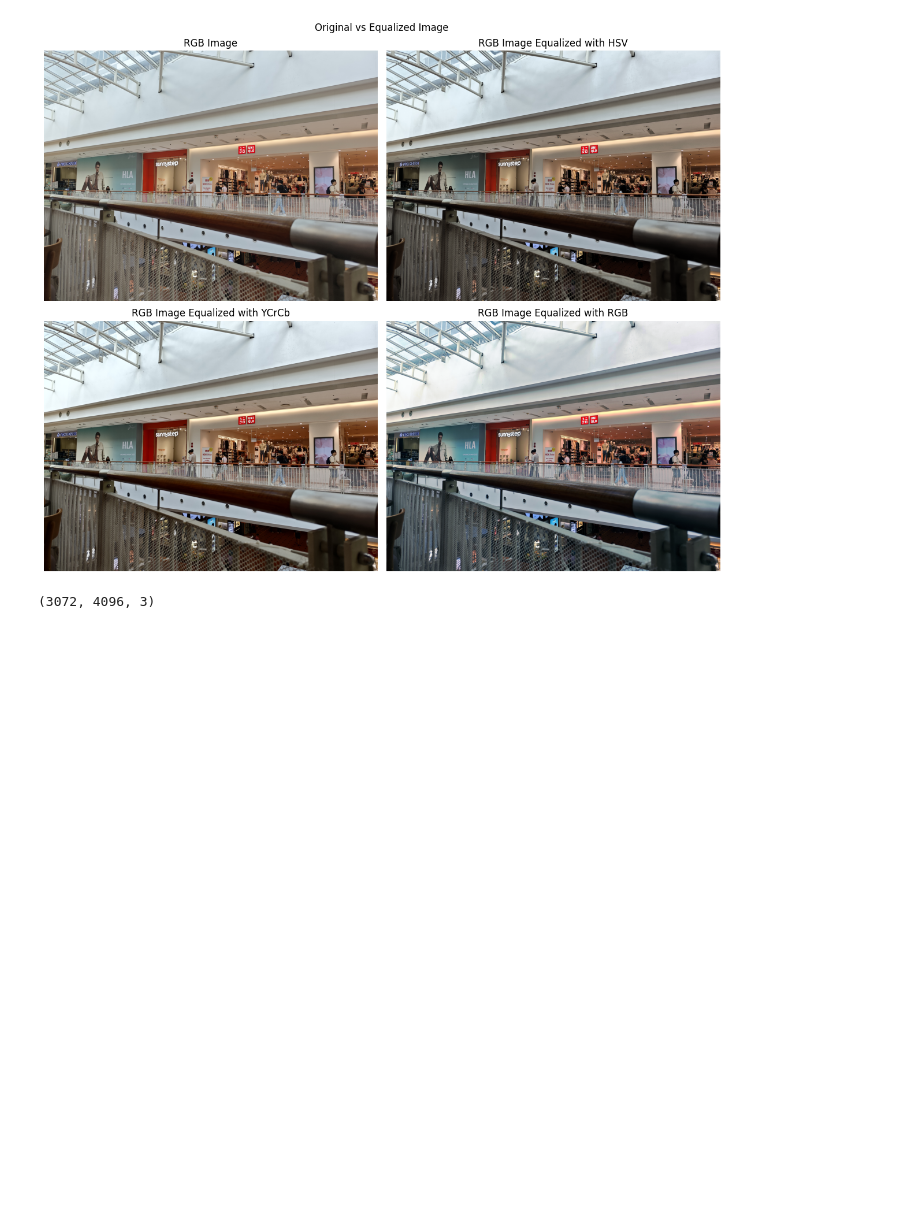
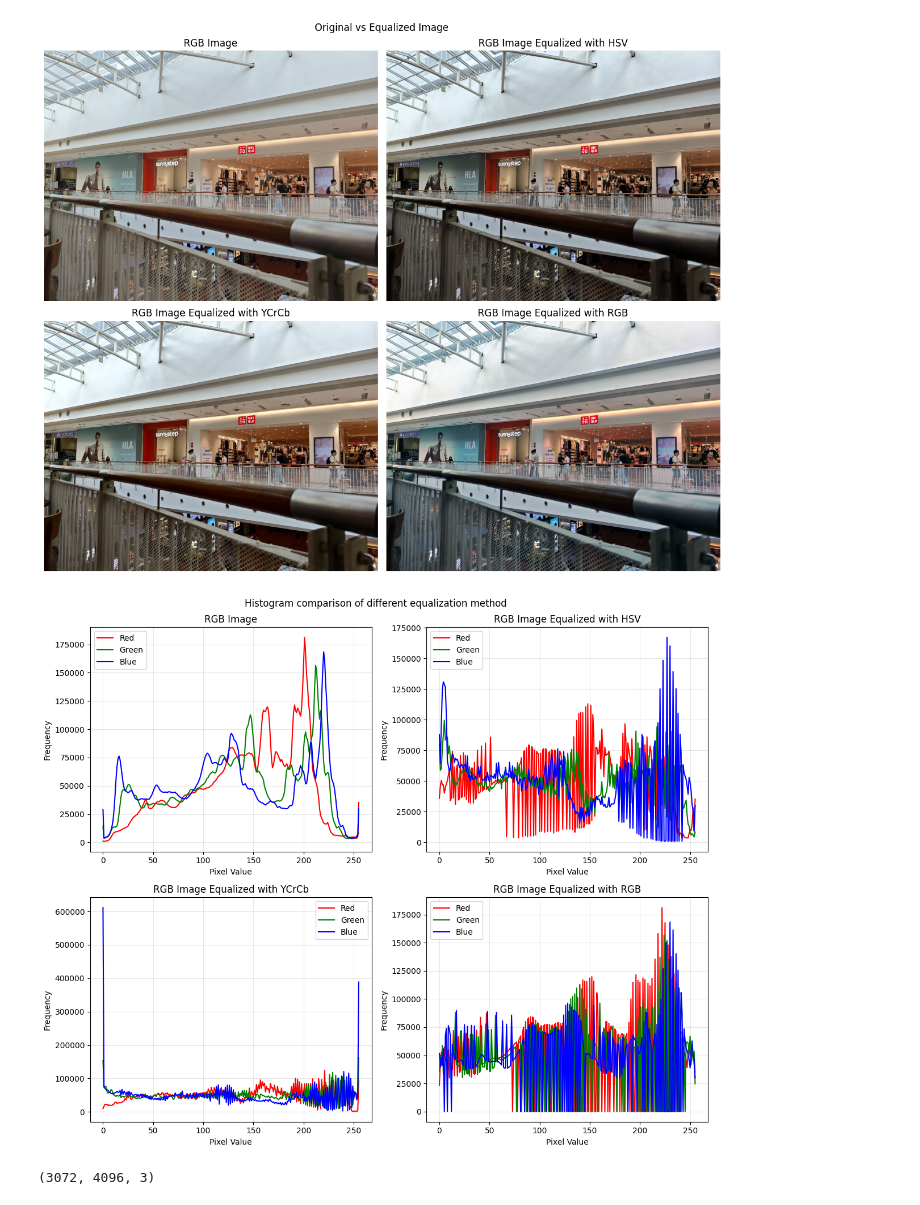
Before and after one commit to Tonynan-2002/Digital-Image-Histogram, a Jupyter notebook: test.ipynb, the cells around one changed output. Drawn from its saved outputs; the diff is of its cells as text; code cells hidden in the pictures; blank space fills up the shorter version.

```diff
--- a/test.ipynb
+++ b/test.ipynb
@@ -26,7 +26,9 @@ Using global method for histogram equalization...
 Histogram equalization completed.
 [figure]
 # %%
-HistogramEqualizer.compare_histograms
+HistogramEqualizer.histogram_comparison()
+# %% [output]
+[figure, added]
 # %%
 HistogramEqualizer.image.shape
 # %% [output]
```
Also changed, not shown: 1 other file.
